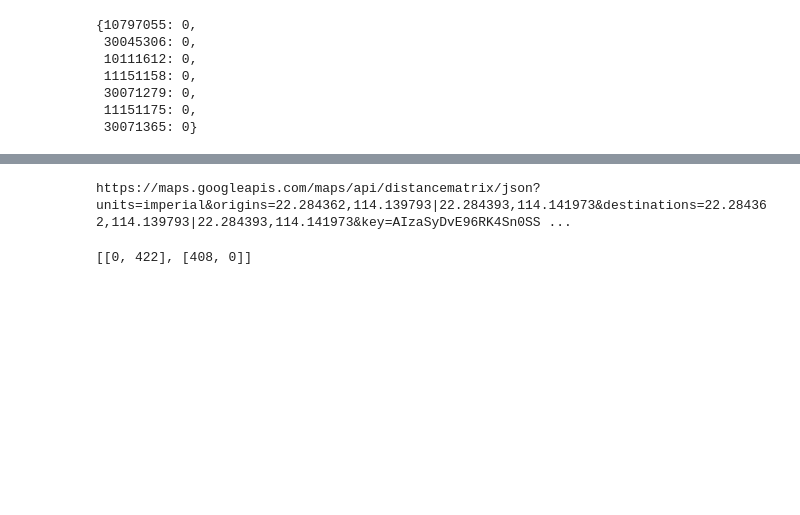
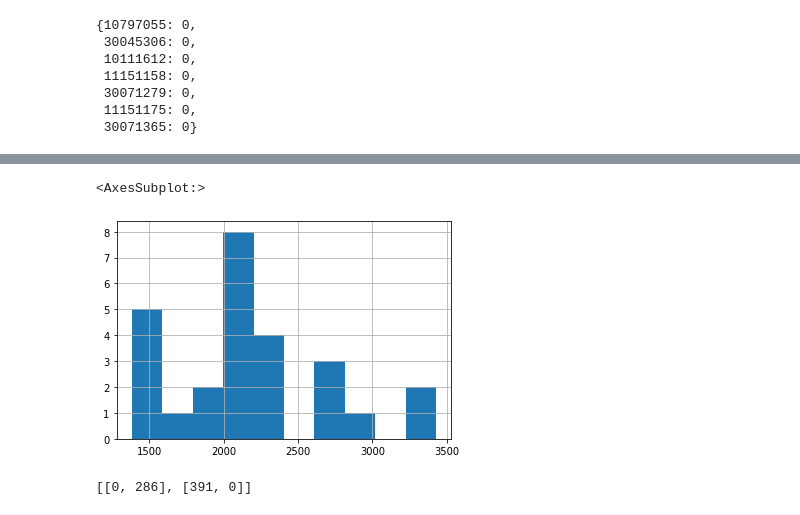
Before and after one commit to Mingyi1995/FoodDeliveryRidesharing, a Jupyter notebook: StaticAssign.ipynb, the cells around one changed output, grey strips where cells are left out. Cells and saved outputs as stored; diff of their text form; code cells hidden in the pictures; blank space fills up the shorter version.

```diff
--- a/StaticAssign.ipynb
+++ b/StaticAssign.ipynb
@@ -151,8 +272,12 @@ candidate
+# %%
+PH_output['waitingTimeReal'].dt.seconds.hist()
+# %% [output]
+<AxesSubplot:>
+[figure, added]
 # %%
 import GoogleDistanceMatrix
 import API
 
-GoogleDistanceMatrix.get_distance_matrix(API.key, ['22.284362,114.139793','22.284393,114.141973'])
+GoogleDistanceMatrix.get_distance_matrix(API.key, ['22.2863114,114.1452516','22.284392699999998,114.141973'])
 # %% [output]
-https://maps.googleapis.com/maps/api/distancematrix/json?units=imperial&origins=22.284362,114.139793|22.284393,114.141973&destinations=22.284362,114.139793|22.284393,114.141973&key=AIzaSyDvE96RK4Sn0SS ...
+[[0, 286], [391, 0]]
-[[0, 422], [408, 0]]
```
Also changed, not shown: parts of 25 cells of this notebook.
